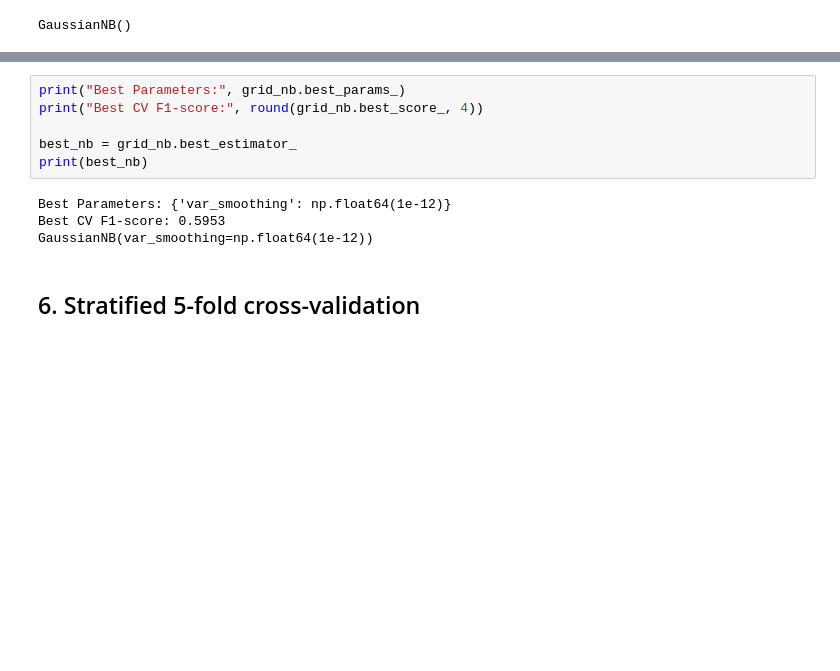
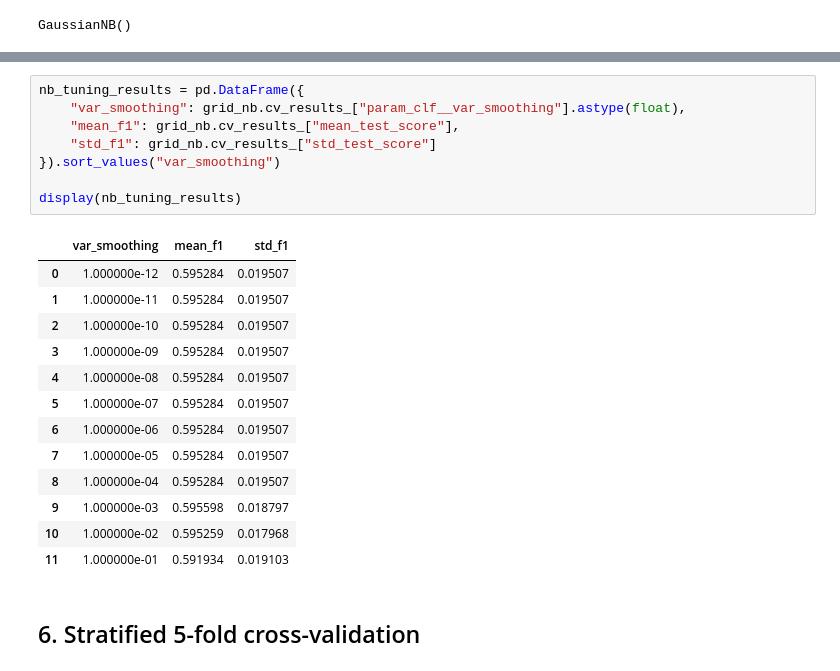
Before and after one commit to huynhthu214/Telco-Churn-DM, a Jupyter notebook: notebook/02_Modeling_Models.ipynb, the cells around one changed output, grey strips where cells are left out. Cells and saved outputs as stored; diff of their text form; blank space fills up the shorter version.

```diff
--- a/notebook/02_Modeling_Models.ipynb
+++ b/notebook/02_Modeling_Models.ipynb
@@ -690,13 +874,25 @@ grid_nb.fit(X_train, y_train);
-# %%
-print("Best Parameters:", grid_nb.best_params_)
-print("Best CV F1-score:", round(grid_nb.best_score_, 4))
-
-best_nb = grid_nb.best_estimator_
-print(best_nb)
-# %% [output]
-Best Parameters: {'var_smoothing': np.float64(1e-12)}
-Best CV F1-score: 0.5953
-GaussianNB(var_smoothing=np.float64(1e-12))
+# %%
+nb_tuning_results = pd.DataFrame({
+    "var_smoothing": grid_nb.cv_results_["param_clf__var_smoothing"].astype(float),
+    "mean_f1": grid_nb.cv_results_["mean_test_score"],
+    "std_f1": grid_nb.cv_results_["std_test_score"]
+}).sort_values("var_smoothing")
+
+display(nb_tuning_results)
+# %% [output]
+|  | var_smoothing | mean_f1 | std_f1 |
+| 0 | 1.000000e-12 | 0.595284 | 0.019507 |
+| 1 | 1.000000e-11 | 0.595284 | 0.019507 |
+| 2 | 1.000000e-10 | 0.595284 | 0.019507 |
+| 3 | 1.000000e-09 | 0.595284 | 0.019507 |
+| 4 | 1.000000e-08 | 0.595284 | 0.019507 |
+| 5 | 1.000000e-07 | 0.595284 | 0.019507 |
+| 6 | 1.000000e-06 | 0.595284 | 0.019507 |
+| 7 | 1.000000e-05 | 0.595284 | 0.019507 |
+| 8 | 1.000000e-04 | 0.595284 | 0.019507 |
+| 9 | 1.000000e-03 | 0.595598 | 0.018797 |
+| 10 | 1.000000e-02 | 0.595259 | 0.017968 |
+| 11 | 1.000000e-01 | 0.591934 | 0.019103 |
 # %% [markdown]
 ## 6. Stratified 5-fold cross-validation
 # %% [markdown]
```
Also changed, not shown: parts of 94 cells of this notebook.
